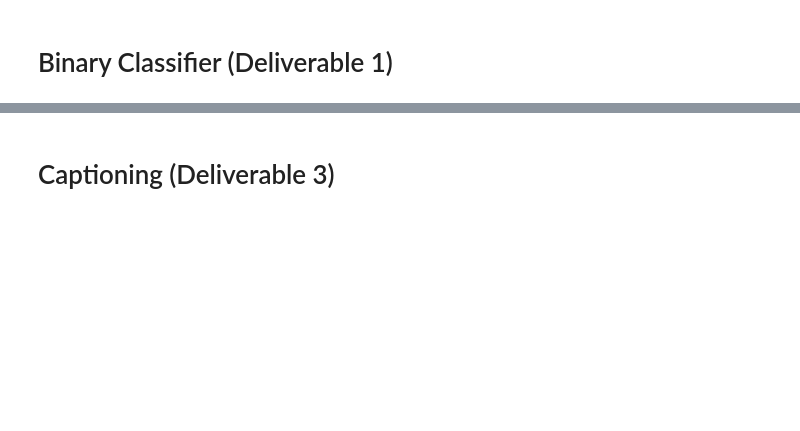
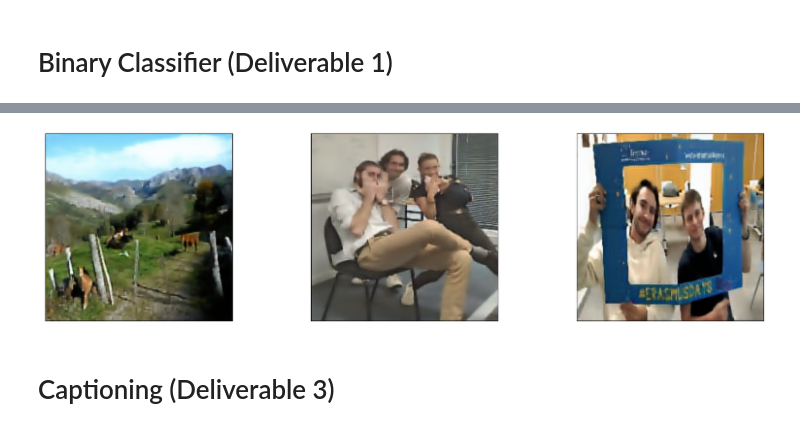
Before and after one commit to kallly/IA-A5-Tensorflow, a Jupyter notebook: 0_Pipeline.ipynb, the cells around one changed output, grey strips where cells are left out. Cells and saved outputs as stored; diff of their text form; code cells hidden in the pictures; blank space fills up the shorter version.

```diff
--- a/0_Pipeline.ipynb
+++ b/0_Pipeline.ipynb
@@ -115,0 +98,3 @@ NameError: name 'auto_encoder' is not defined
+# %%
+# Use model to denoise photos
+encoded_photos_dataset = denoiser.predict(photos_dataset)
@@ -116,4 +103,6 @@ NameError: name 'auto_encoder' is not defined
 # %%
-display_image2(encoded_photos_dataset, len(encoded_photos_dataset))
+display_encoded_imgs(encoded_photos_dataset, len(encoded_photos_dataset))
+# %% [output]
+[figure, added]
 # %% [markdown]
 # Captioning (Deliverable 3)
```
Also changed, not shown: parts of 26 cells of this notebook, 1 other file.
